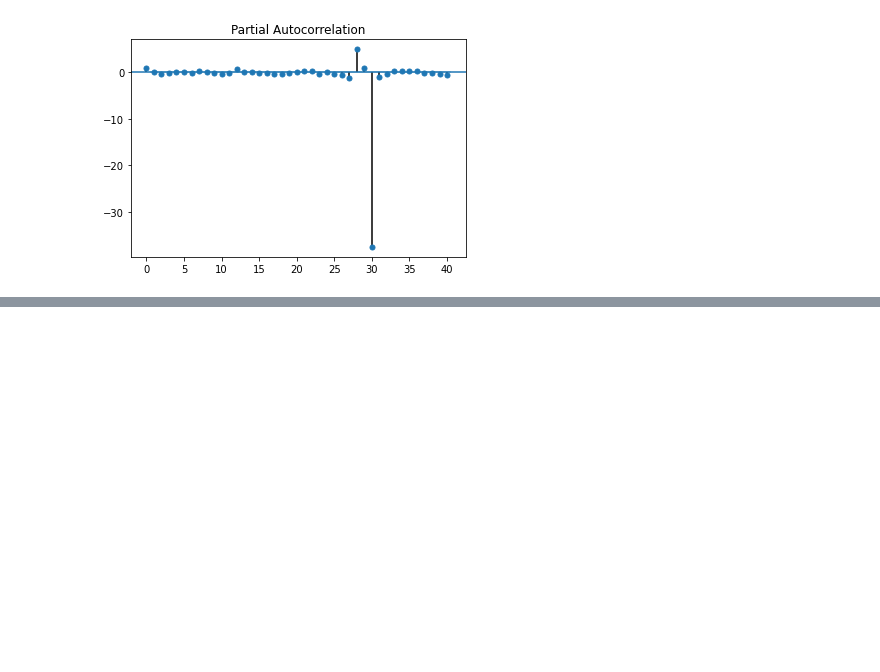
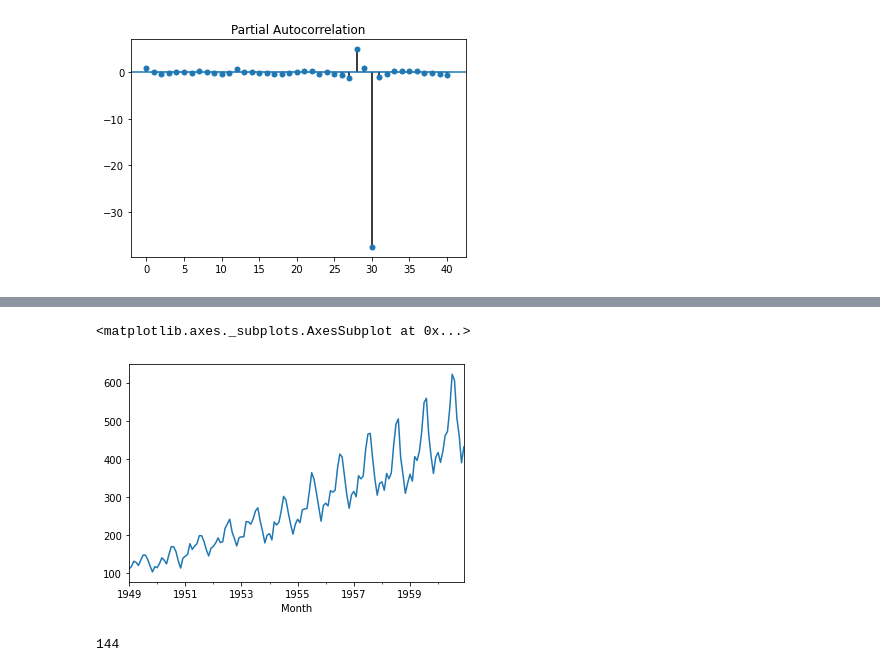
Before and after one commit to yujiimt/time_series, a Jupyter notebook: time_series_book/ARmodel.ipynb, the cells around one changed output, grey strips where cells are left out. Drawn from its saved outputs; the diff is of its cells as text; code cells hidden in the pictures; blank space fills up the shorter version.

```diff
--- a/time_series_book/ARmodel.ipynb
+++ b/time_series_book/ARmodel.ipynb
@@ -169,0 +187,14 @@ tsaplots.plot_pacf(res, lags=40)
+# %%
+df_content["Month"] = pd.to_datetime(df_content["Month"],
+                                     infer_datetime_format=True)
+
+y = pd.Series(df_content["#Passengers"].values, index=df_content["Month"])
+y = y.astype('f')
+y.plot()
+# %% [output]
+<matplotlib.axes._subplots.AxesSubplot at 0x...>
+[figure, added]
+# %%
+len(df_content)
+# %% [output]
+144
```
Also changed, not shown: parts of 12 cells of this notebook.
